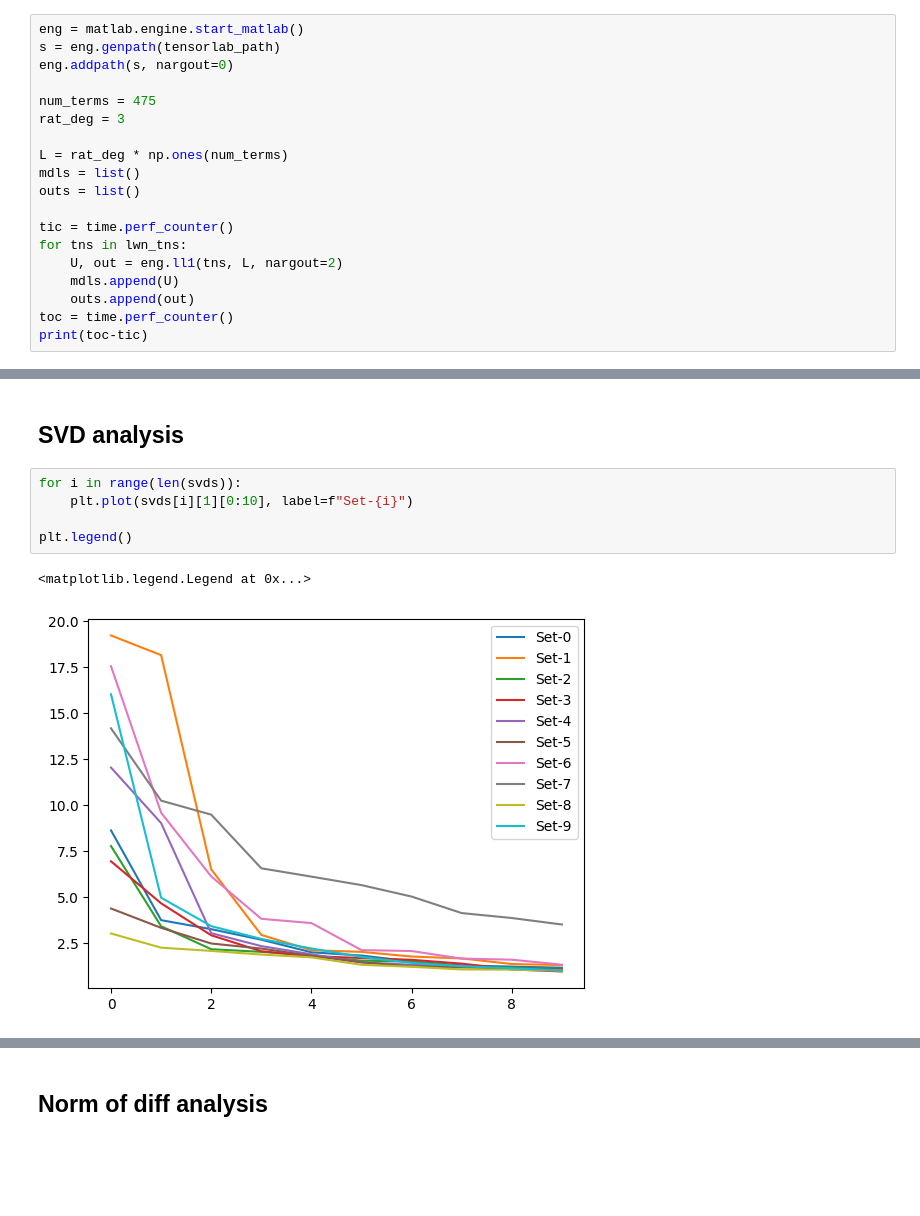
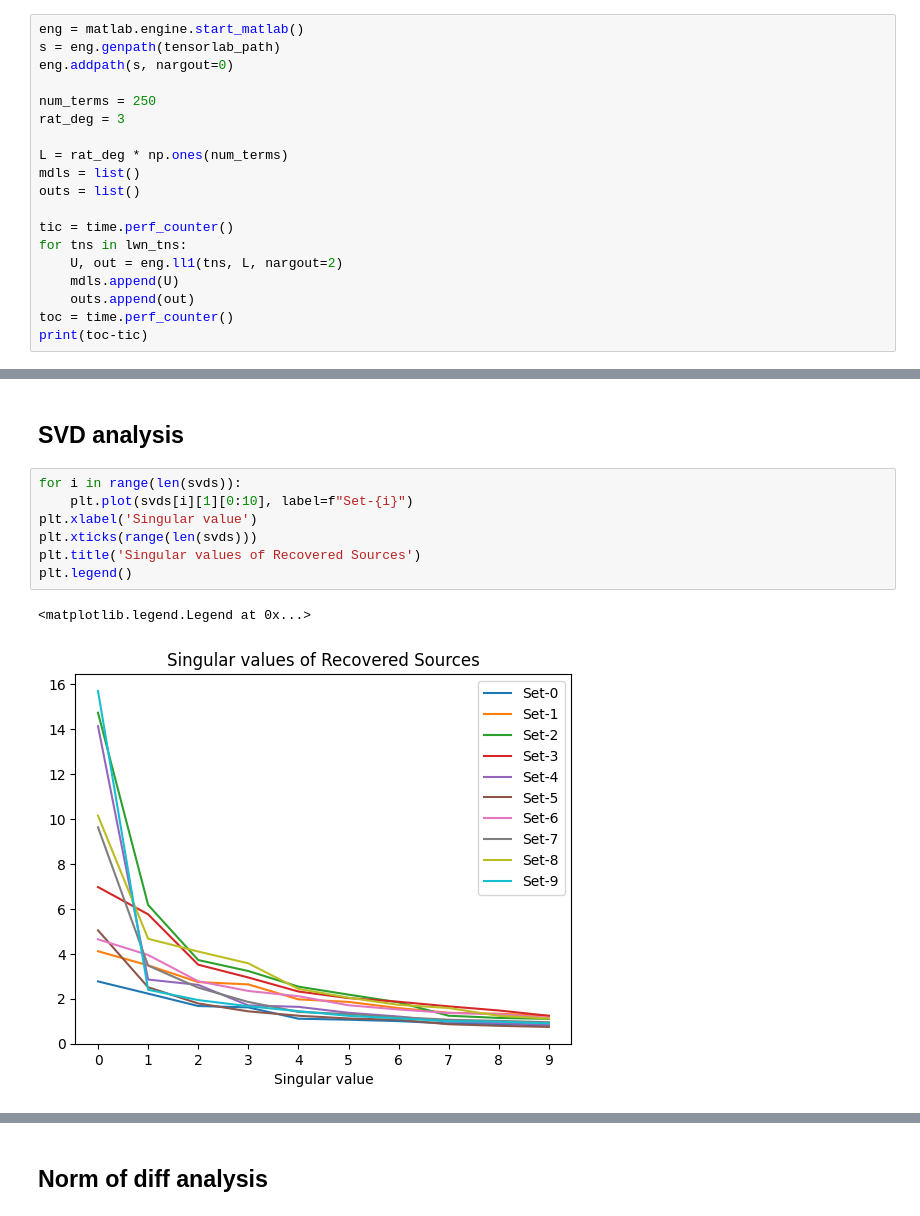
Before and after one commit to matthewmerris/TensorizedRatNets, a Jupyter notebook: notebooks/L300_baseline.ipynb, the cells around one changed output, grey strips where cells are left out. Saved outputs shown, nothing was run; the diff lists cells and outputs as text; blank space fills up the shorter version.

```diff
--- a/notebooks/L300_baseline.ipynb
+++ b/notebooks/L300_baseline.ipynb
@@ -57,7 +57,7 @@ eng = matlab.engine.start_matlab()
 s = eng.genpath(tensorlab_path)
 eng.addpath(s, nargout=0)
 
-num_terms = 475
+num_terms = 250
 rat_deg = 3
 
 L = rat_deg * np.ones(num_terms)
@@ -136,11 +140,13 @@ for i in range(num_sets):
 # %%
 for i in range(len(svds)):
     plt.plot(svds[i][1][0:10], label=f"Set-{i}")
-
+plt.xlabel('Singular value')
+plt.xticks(range(len(svds)))
+plt.title('Singular values of Recovered Sources')
 plt.legend()
 # %% [output]
 <matplotlib.legend.Legend at 0x...>
-[figure, old version]
+[figure, new version]
 # %%
 for i in range(angles_cols.shape[0]):
     plt.plot(angles_cols[i,:], label=f"Set-{i}")
```
Also changed, not shown: parts of 5 cells of this notebook, 2 other files.
